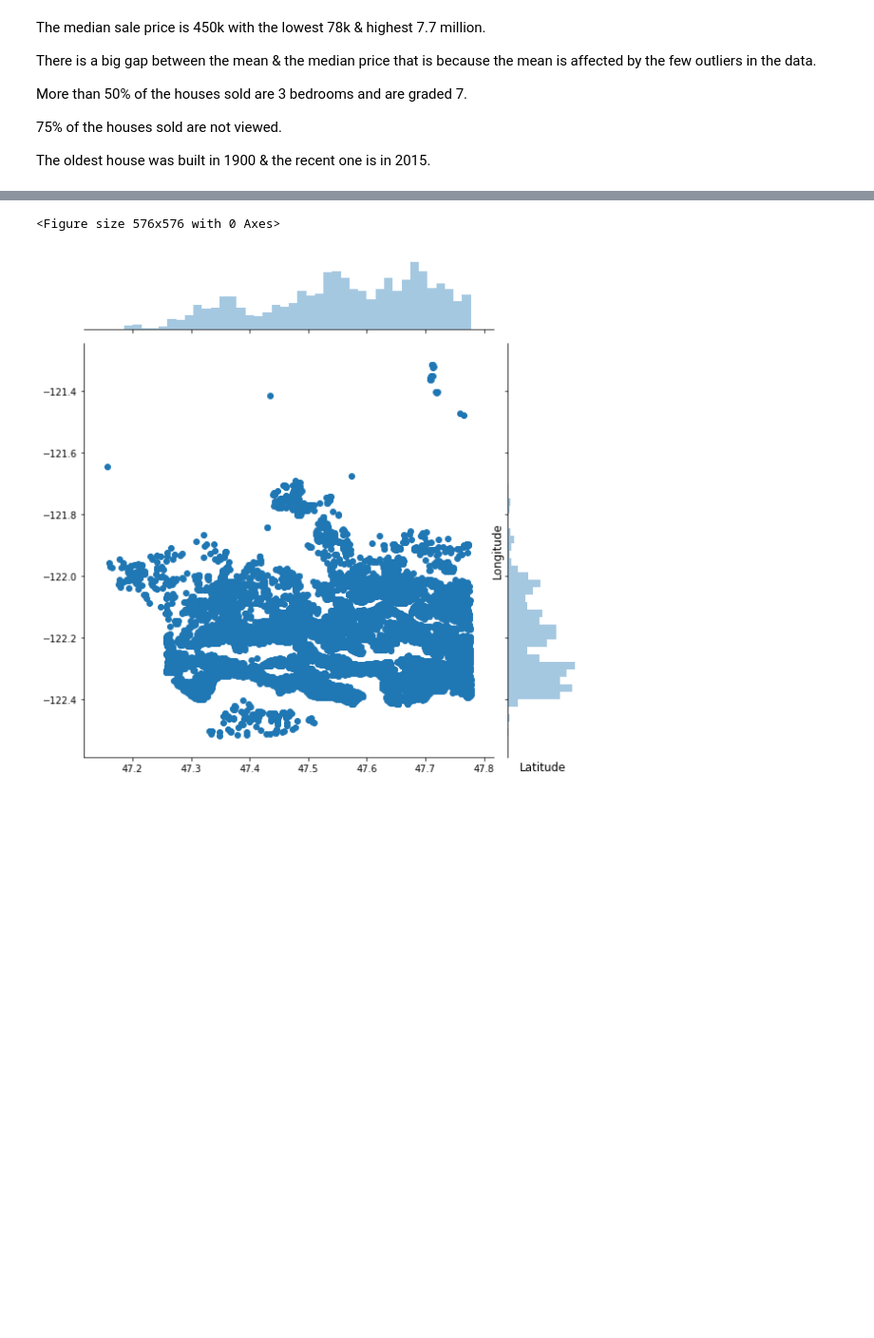
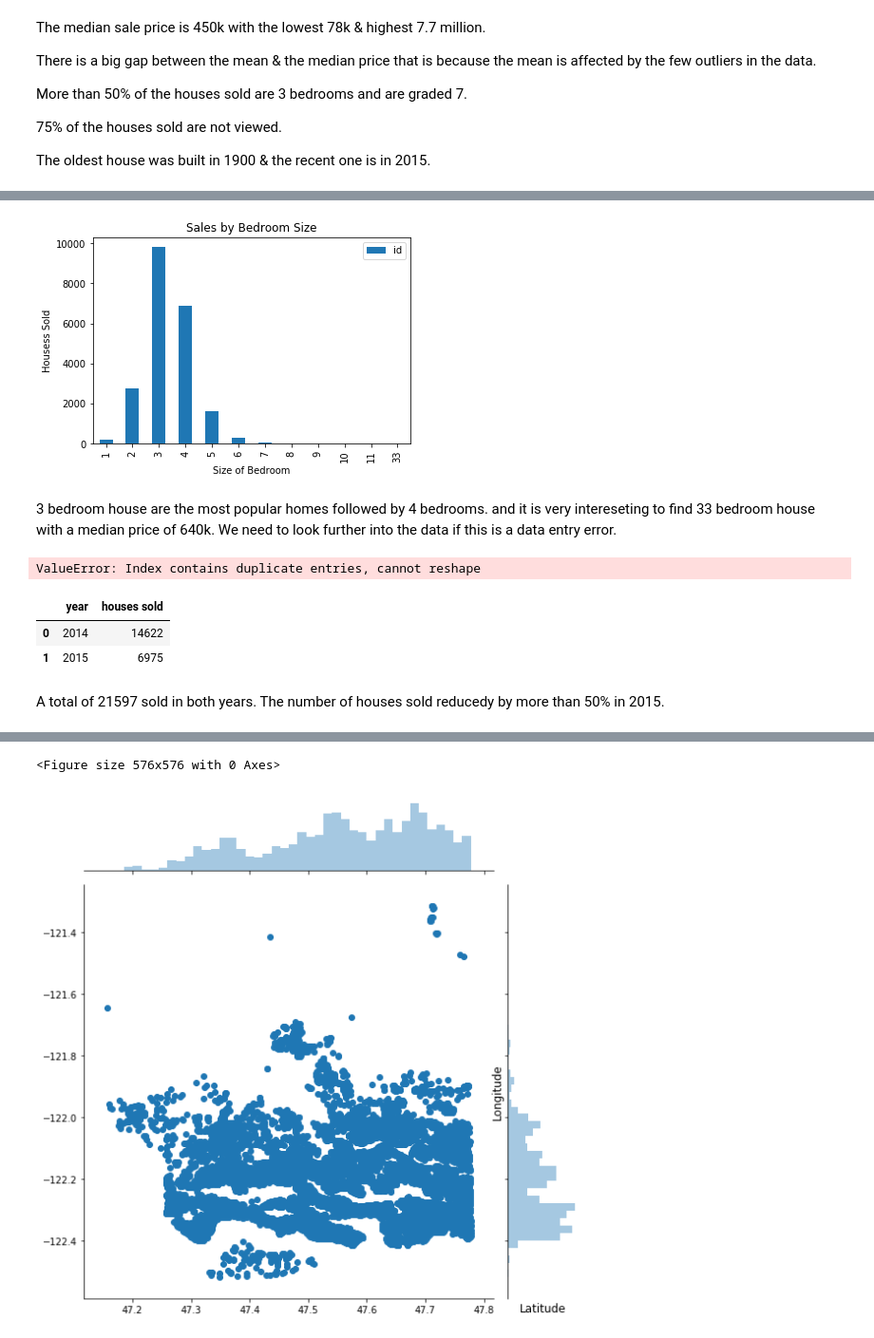
Before and after one commit to omegamarkos/dsc-v2-mod1-final-project-online-ds-ft-061019, a Jupyter notebook: student.ipynb, the cells around one changed output, grey strips where cells are left out. Shown at 95% size. Cells and saved outputs as stored; diff of their text form; code cells hidden in the pictures; blank space fills up the shorter version.

```diff
--- a/student.ipynb
+++ b/student.ipynb
@@ -211,0 +197,4 @@ Asessing how the target variable 'price' behave in relation to the other variabl
+# %%
+sale_bedrm= kchouse.groupby('bedrooms').agg({'floors': 'count','price': 'median'}).reset_index()
+# %%
+sale_bedrm.rename(columns = {'floors':'counts','price':'median price'},inplace=True)
@@ -211,0 +217,15 @@ Asessing how the target variable 'price' behave in relation to the other variabl
+# %%
+sale_bedrm.plot(kind='bar')
+plt.xlabel('Size of Bedroom')
+plt.ylabel('Housess Sold')
+plt.title('Sales by Bedroom Size')
+plt.legend()
+plt.show()
+# %% [output]
+[figure, added]
+# %% [markdown]
+3 bedroom house are the most popular homes followed by 4 bedrooms. and it is very intereseting to find 33 bedroom house with a median price of 640k. We need to look further into the data if this is a data entry error.
+# %%
+kchouse.pivot(index ='price', columns='bedrooms')
+# %% [output]
+ValueError: Index contains duplicate entries, cannot reshape
@@ -211,0 +235,8 @@ Asessing how the target variable 'price' behave in relation to the other variabl
+# %%
+kchouse.groupby(kchouse['date'].dt.year).agg({'id':'count'}).reset_index().rename(columns= {'id':'houses sold','date':'year'})
+# %% [output]
+|  | year | houses sold |
+| 0 | 2014 | 14622 |
+| 1 | 2015 | 6975 |
+# %% [markdown]
+A total of 21597 sold in both years. The number of houses sold reducedy by more than 50% in 2015.
```
Also changed, not shown: parts of 64 cells of this notebook.
